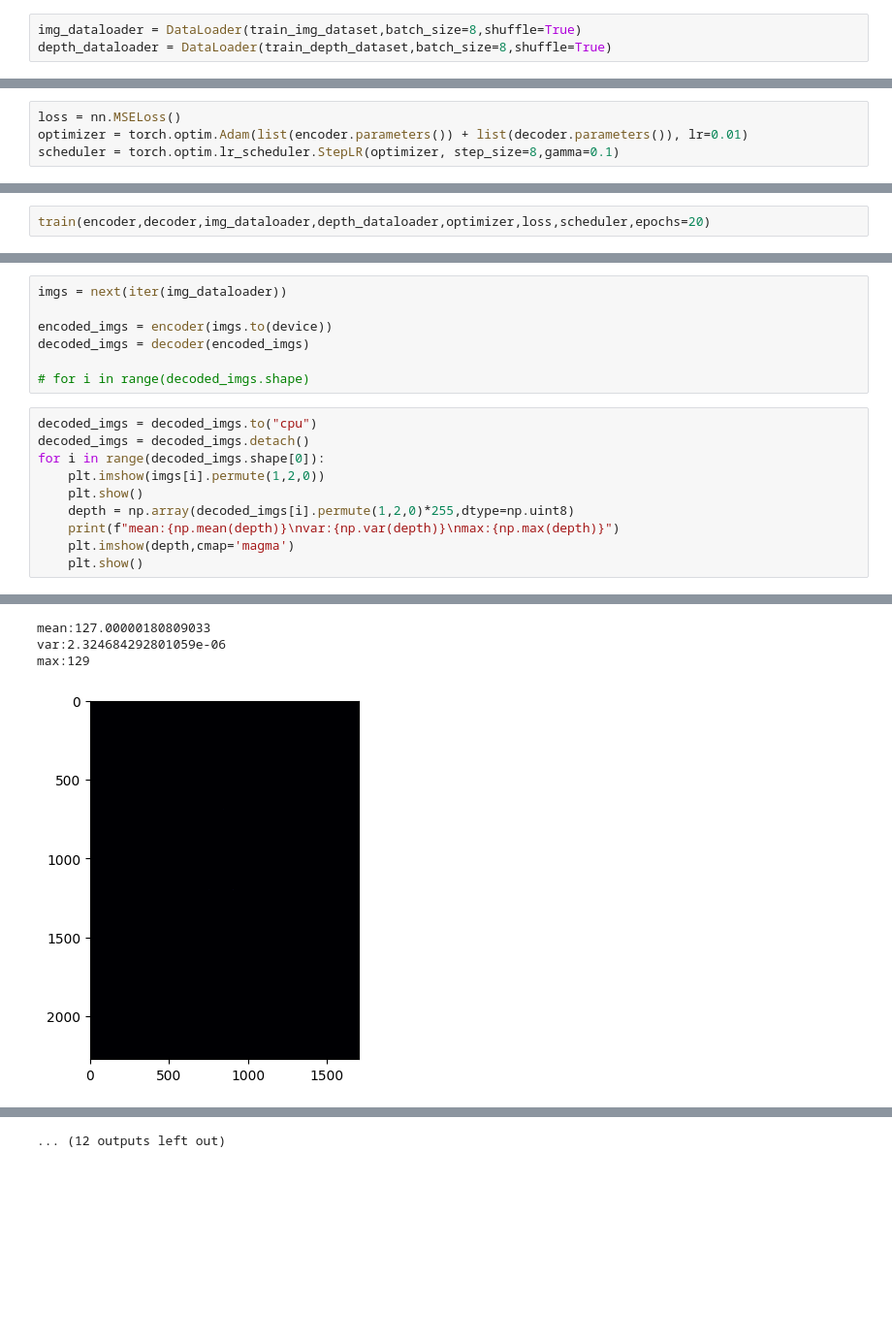
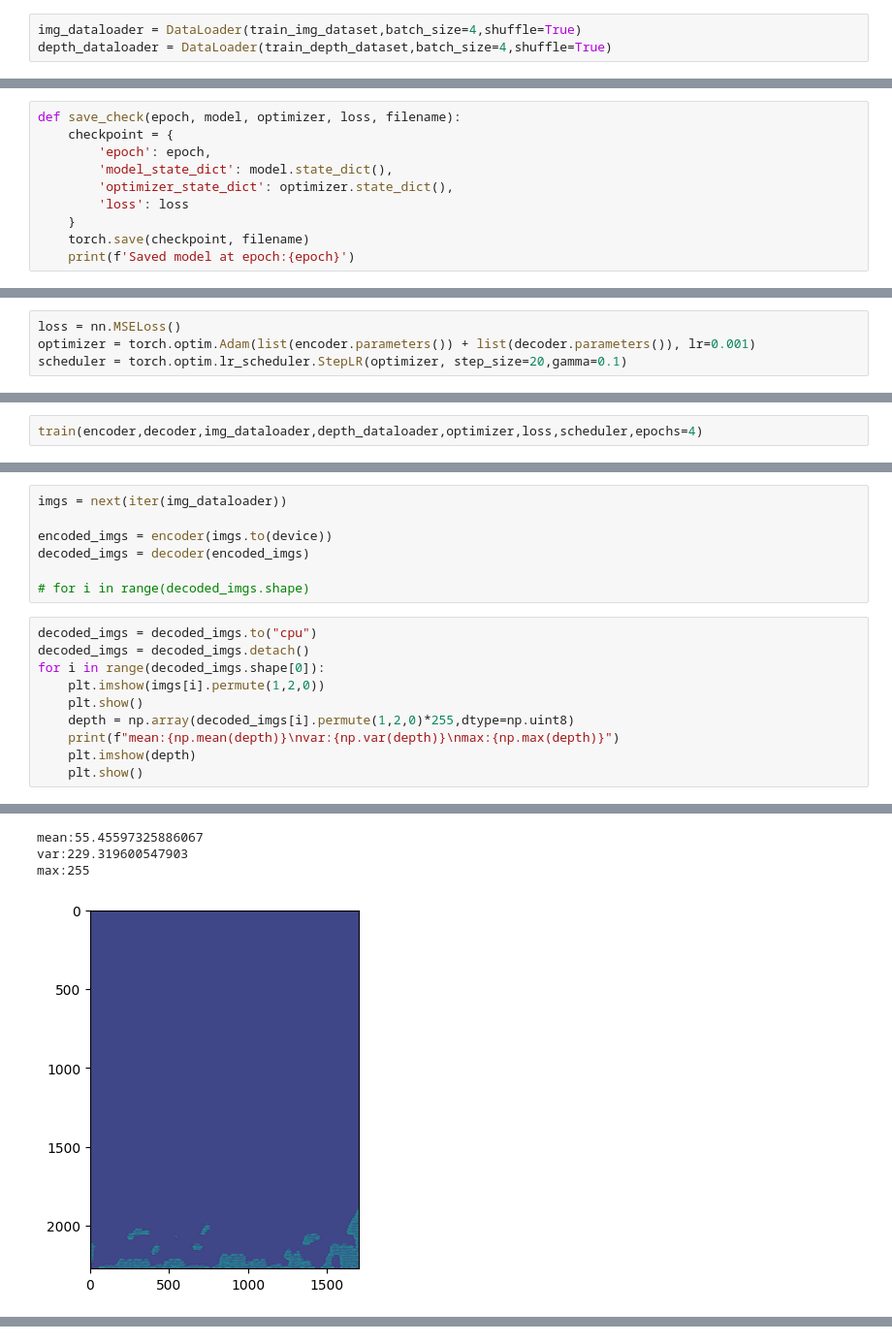
Before and after one commit to JuicedCooky/cv_depth_perception, a Jupyter notebook: main.ipynb, the cells around one changed output, grey strips where cells are left out. Shown at 97% size. Saved outputs shown, nothing was run; the diff lists cells and outputs as text; blank space fills up the shorter version.

Commit message:
some output

```diff
--- a/main.ipynb
+++ b/main.ipynb
@@ -290,3 +368,3 @@ decoder = decoder.to(device)
 # %%
-img_dataloader = DataLoader(train_img_dataset,batch_size=8,shuffle=True)
-depth_dataloader = DataLoader(train_depth_dataset,batch_size=8,shuffle=True)
+img_dataloader = DataLoader(train_img_dataset,batch_size=4,shuffle=True)
+depth_dataloader = DataLoader(train_depth_dataset,batch_size=4,shuffle=True)
@@ -292,0 +392,10 @@ depth_dataloader = DataLoader(train_depth_dataset,batch_size=8,shuffle=True)
+# %%
+def save_check(epoch, model, optimizer, loss, filename):
+    checkpoint = {
+        'epoch': epoch,
+        'model_state_dict': model.state_dict(),
+        'optimizer_state_dict': optimizer.state_dict(),
+        'loss': loss
+    }
+    torch.save(checkpoint, filename)
+    print(f'Saved model at epoch:{epoch}')
@@ -293,4 +440,4 @@ depth_dataloader = DataLoader(train_depth_dataset,batch_size=8,shuffle=True)
 # %%
 loss = nn.MSELoss()
-optimizer = torch.optim.Adam(list(encoder.parameters()) + list(decoder.parameters()), lr=0.01)
-scheduler = torch.optim.lr_scheduler.StepLR(optimizer, step_size=8,gamma=0.1)
+optimizer = torch.optim.Adam(list(encoder.parameters()) + list(decoder.parameters()), lr=0.001)
+scheduler = torch.optim.lr_scheduler.StepLR(optimizer, step_size=20,gamma=0.1)
@@ -331,3 +444,3 @@ def train(encoder,decoder,img_dataloader,depth_dataloader,optimizer,loss, schedu
 # %%
-train(encoder,decoder,img_dataloader,depth_dataloader,optimizer,loss,scheduler,epochs=20)
+train(encoder,decoder,img_dataloader,depth_dataloader,optimizer,loss,scheduler,epochs=4)
 # %% [output]
@@ -388,6 +485,6 @@ for i in range(decoded_imgs.shape[0]):
     plt.show()
     depth = np.array(decoded_imgs[i].permute(1,2,0)*255,dtype=np.uint8)
     print(f"mean:{np.mean(depth)}\nvar:{np.var(depth)}\nmax:{np.max(depth)}")
-    plt.imshow(depth,cmap='magma')
+    plt.imshow(depth)
     plt.show()
 # %% [output]
@@ -395,4 +492,4 @@ for i in range(decoded_imgs.shape[0]):
-mean:127.00000180809033
-var:2.324684292801059e-06
-max:129
+mean:55.45597325886067
+var:229.319600547903
+max:255
-[figure, old version]
+[figure, new version]
@@ -414 +510,0 @@ max:129
-... (12 outputs left out)
```
Also changed, not shown: parts of 12 cells of this notebook.
